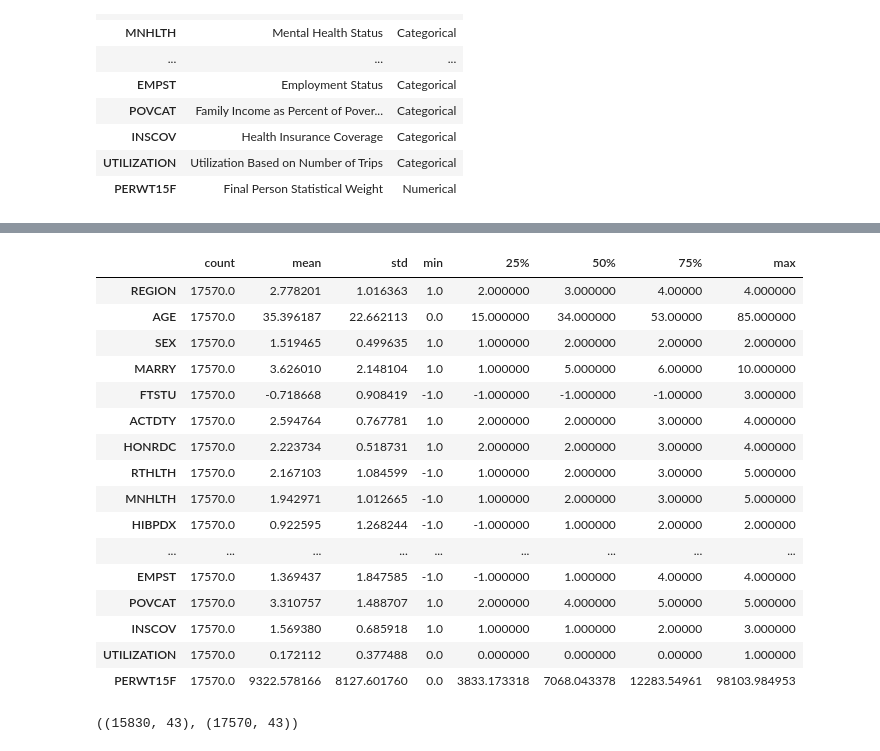
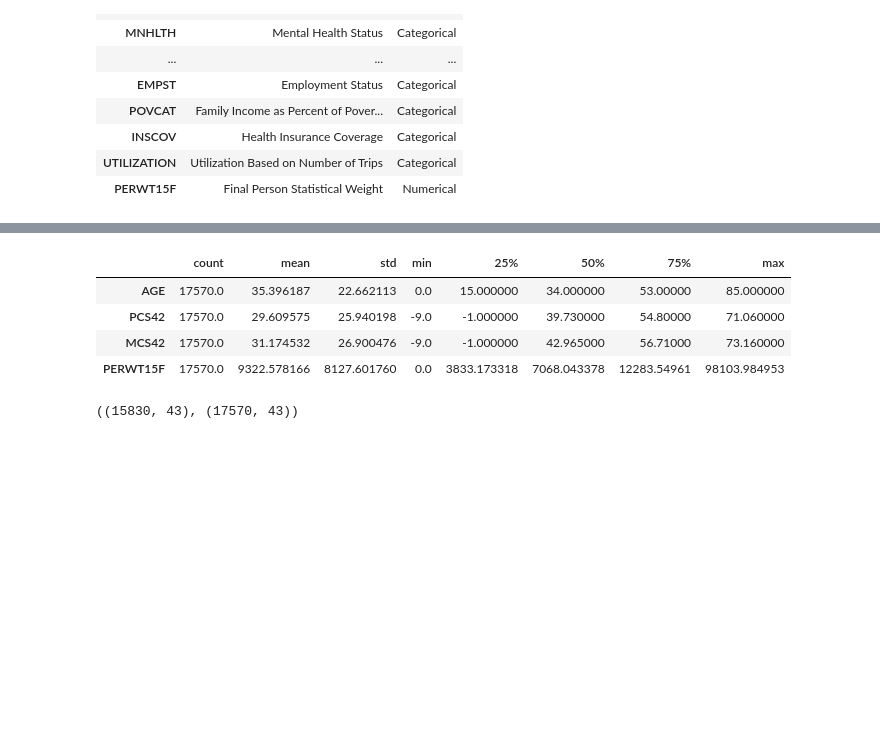
Before and after one commit to 474benchen/capstone_replication, a Jupyter notebook: replication.ipynb, the cells around one changed output, grey strips where cells are left out. Saved outputs shown, nothing was run; the diff lists cells and outputs as text; code cells hidden in the pictures; blank space fills up the shorter version.

```diff
--- a/replication.ipynb
+++ b/replication.ipynb
@@ -287,23 +276,12 @@ df_panel_19_reduced.describe().T
 | PERWT15F | 15830.0 | 8930.337369 | 8521.260446 | 0.0 | 3428.548713 | 6146.458935 | 11749.810086 | 94264.071559 |
 # %%
-df_panel_20_reduced.describe().T
+# only describe numerical columns
+df_panel_20_reduced[feature_key[feature_key['Data Type'] == 'Numerical'].index].describe().T
 # %% [output]
 |  | count | mean | std | min | 25% | 50% | 75% | max |
-| REGION | 17570.0 | 2.778201 | 1.016363 | 1.0 | 2.000000 | 3.000000 | 4.00000 | 4.000000 |
 | AGE | 17570.0 | 35.396187 | 22.662113 | 0.0 | 15.000000 | 34.000000 | 53.00000 | 85.000000 |
-| SEX | 17570.0 | 1.519465 | 0.499635 | 1.0 | 1.000000 | 2.000000 | 2.00000 | 2.000000 |
-| MARRY | 17570.0 | 3.626010 | 2.148104 | 1.0 | 1.000000 | 5.000000 | 6.00000 | 10.000000 |
-| FTSTU | 17570.0 | -0.718668 | 0.908419 | -1.0 | -1.000000 | -1.000000 | -1.00000 | 3.000000 |
-| ACTDTY | 17570.0 | 2.594764 | 0.767781 | 1.0 | 2.000000 | 2.000000 | 3.00000 | 4.000000 |
-| HONRDC | 17570.0 | 2.223734 | 0.518731 | 1.0 | 2.000000 | 2.000000 | 3.00000 | 4.000000 |
-| RTHLTH | 17570.0 | 2.167103 | 1.084599 | -1.0 | 1.000000 | 2.000000 | 3.00000 | 5.000000 |
-| MNHLTH | 17570.0 | 1.942971 | 1.012665 | -1.0 | 1.000000 | 2.000000 | 3.00000 | 5.000000 |
-| HIBPDX | 17570.0 | 0.922595 | 1.268244 | -1.0 | -1.000000 | 1.000000 | 2.00000 | 2.000000 |
-| ... | ... | ... | ... | ... | ... | ... | ... | ... |
-| EMPST | 17570.0 | 1.369437 | 1.847585 | -1.0 | -1.000000 | 1.000000 | 4.00000 | 4.000000 |
-| POVCAT | 17570.0 | 3.310757 | 1.488707 | 1.0 | 2.000000 | 4.000000 | 5.00000 | 5.000000 |
-| INSCOV | 17570.0 | 1.569380 | 0.685918 | 1.0 | 1.000000 | 1.000000 | 2.00000 | 3.000000 |
-| UTILIZATION | 17570.0 | 0.172112 | 0.377488 | 0.0 | 0.000000 | 0.000000 | 0.00000 | 1.000000 |
+| PCS42 | 17570.0 | 29.609575 | 25.940198 | -9.0 | -1.000000 | 39.730000 | 54.80000 | 71.060000 |
+| MCS42 | 17570.0 | 31.174532 | 26.900476 | -9.0 | -1.000000 | 42.965000 | 56.71000 | 73.160000 |
 | PERWT15F | 17570.0 | 9322.578166 | 8127.601760 | 0.0 | 3833.173318 | 7068.043378 | 12283.54961 | 98103.984953 |
 # %%
 # Shapes
```
Also changed, not shown: parts of 26 cells of this notebook.
